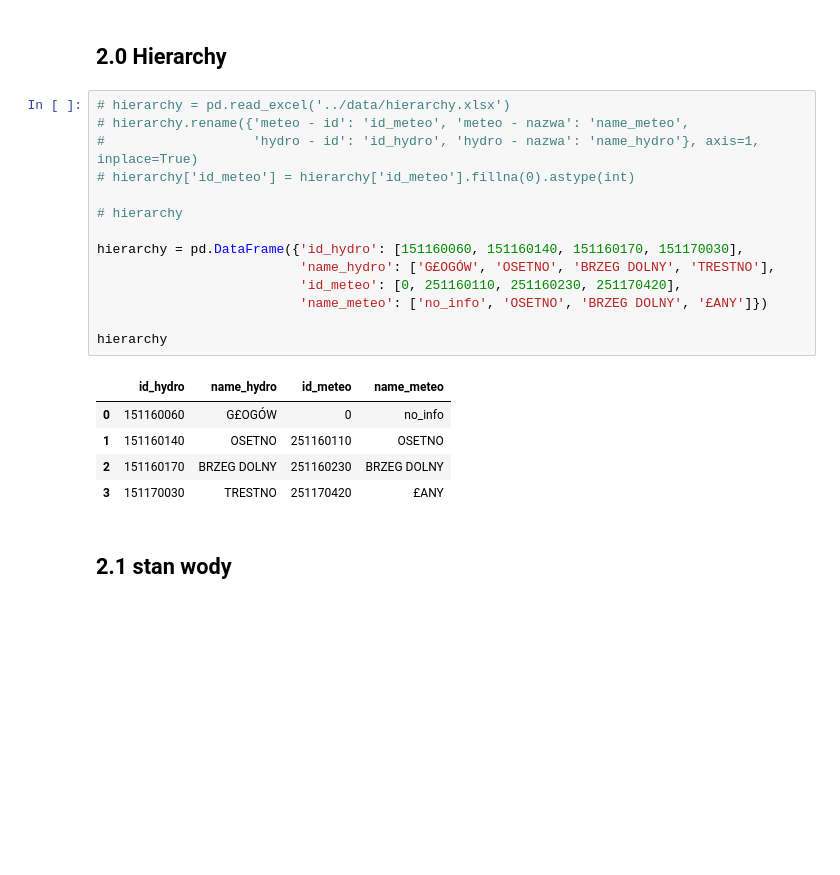
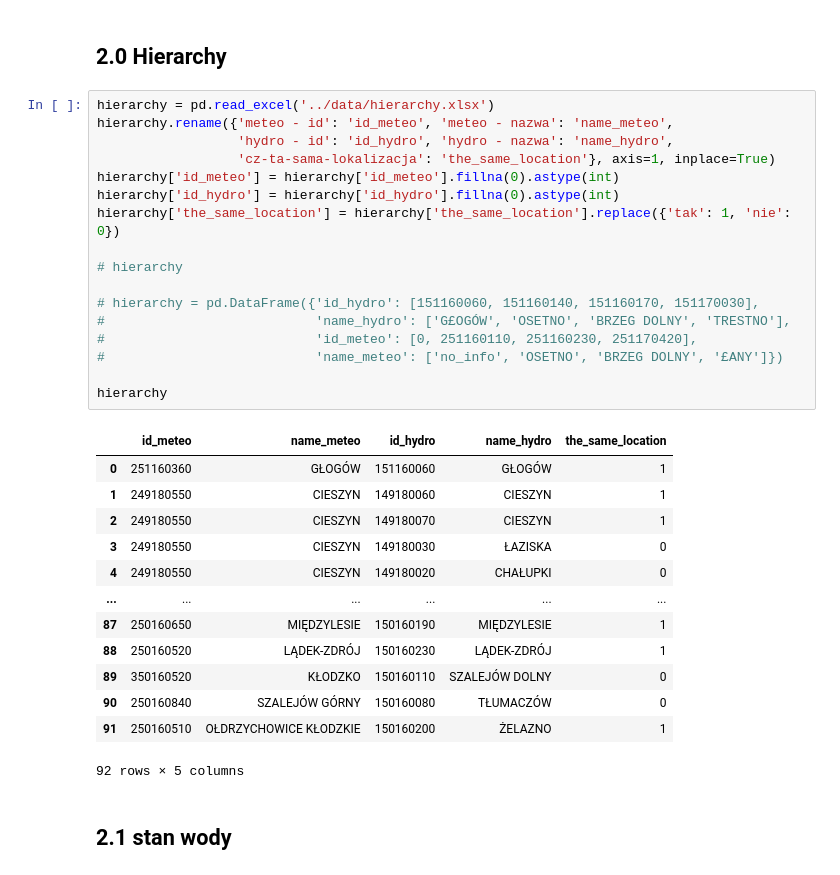
Before and after one commit to it4datascience/CuValley-Batmaja, a Jupyter notebook: src/data_prep_raw_IMGW.ipynb, the cells around one changed output. Cells and saved outputs as stored; diff of their text form; blank space fills up the shorter version.

Commit message:
Added data for hierarchy

```diff
--- a/src/data_prep_raw_IMGW.ipynb
+++ b/src/data_prep_raw_IMGW.ipynb
@@ -13,25 +13,36 @@ rain_directory = '../data/imgw/opady'
 # %% [markdown]
 ## 2.0 Hierarchy
 # %%
-# hierarchy = pd.read_excel('../data/hierarchy.xlsx')
-# hierarchy.rename({'meteo - id': 'id_meteo', 'meteo - nazwa': 'name_meteo',
-#                   'hydro - id': 'id_hydro', 'hydro - nazwa': 'name_hydro'}, axis=1, inplace=True)
-# hierarchy['id_meteo'] = hierarchy['id_meteo'].fillna(0).astype(int)
+hierarchy = pd.read_excel('../data/hierarchy.xlsx')
+hierarchy.rename({'meteo - id': 'id_meteo', 'meteo - nazwa': 'name_meteo',
+                  'hydro - id': 'id_hydro', 'hydro - nazwa': 'name_hydro',
+                  'cz-ta-sama-lokalizacja': 'the_same_location'}, axis=1, inplace=True)
+hierarchy['id_meteo'] = hierarchy['id_meteo'].fillna(0).astype(int)
+hierarchy['id_hydro'] = hierarchy['id_hydro'].fillna(0).astype(int)
+hierarchy['the_same_location'] = hierarchy['the_same_location'].replace({'tak': 1, 'nie': 0})
 
 # hierarchy
 
-hierarchy = pd.DataFrame({'id_hydro': [151160060, 151160140, 151160170, 151170030],
-                          'name_hydro': ['G£OGÓW', 'OSETNO', 'BRZEG DOLNY', 'TRESTNO'],
-                          'id_meteo': [0, 251160110, 251160230, 251170420],
-                          'name_meteo': ['no_info', 'OSETNO', 'BRZEG DOLNY', '£ANY']})
+# hierarchy = pd.DataFrame({'id_hydro': [151160060, 151160140, 151160170, 151170030],
+#                           'name_hydro': ['G£OGÓW', 'OSETNO', 'BRZEG DOLNY', 'TRESTNO'],
+#                           'id_meteo': [0, 251160110, 251160230, 251170420],
+#                           'name_meteo': ['no_info', 'OSETNO', 'BRZEG DOLNY', '£ANY']})
 
 hierarchy
 # %% [output]
-|  | id_hydro | name_hydro | id_meteo | name_meteo |
-| 0 | 151160060 | G£OGÓW | 0 | no_info |
-| 1 | 151160140 | OSETNO | 251160110 | OSETNO |
-| 2 | 151160170 | BRZEG DOLNY | 251160230 | BRZEG DOLNY |
-| 3 | 151170030 | TRESTNO | 251170420 | £ANY |
+|  | id_meteo | name_meteo | id_hydro | name_hydro | the_same_location |
+| 0 | 251160360 | GŁOGÓW | 151160060 | GŁOGÓW | 1 |
+| 1 | 249180550 | CIESZYN | 149180060 | CIESZYN | 1 |
+| 2 | 249180550 | CIESZYN | 149180070 | CIESZYN | 1 |
+| 3 | 249180550 | CIESZYN | 149180030 | ŁAZISKA | 0 |
+| 4 | 249180550 | CIESZYN | 149180020 | CHAŁUPKI | 0 |
+| ... | ... | ... | ... | ... | ... |
+| 87 | 250160650 | MIĘDZYLESIE | 150160190 | MIĘDZYLESIE | 1 |
+| 88 | 250160520 | LĄDEK-ZDRÓJ | 150160230 | LĄDEK-ZDRÓJ | 1 |
+| 89 | 350160520 | KŁODZKO | 150160110 | SZALEJÓW DOLNY | 0 |
+| 90 | 250160840 | SZALEJÓW GÓRNY | 150160080 | TŁUMACZÓW | 0 |
+| 91 | 250160510 | OŁDRZYCHOWICE KŁODZKIE | 150160200 | ŻELAZNO | 1 |
+92 rows × 5 columns
 # %% [markdown]
 ## 2.1 stan wody
 # %%
```
Also changed, not shown: 1 other file.
